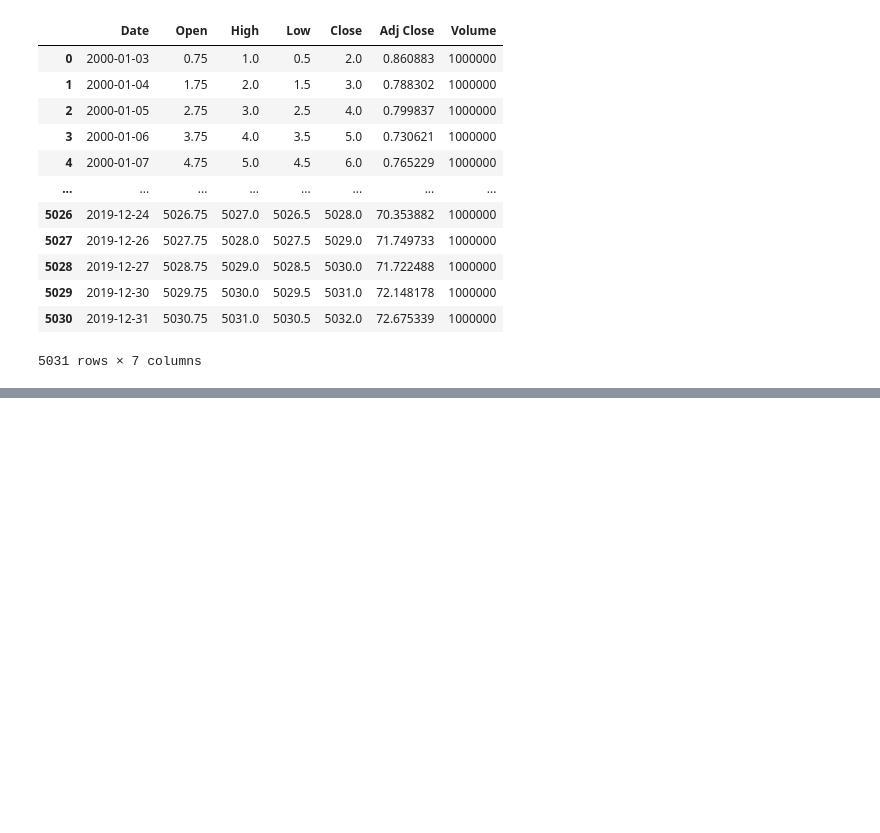
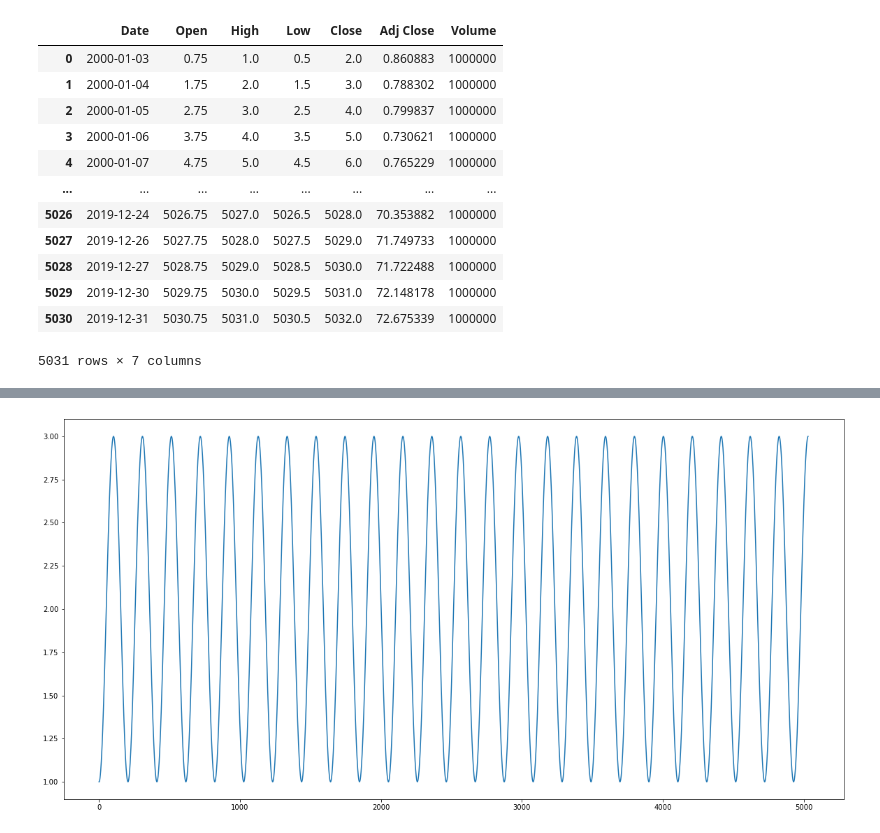
Before and after one commit to lucaswehmuth/rl-investing, a Jupyter notebook: data/3-ArtificialData.ipynb, the cells around one changed output, grey strips where cells are left out. Drawn from its saved outputs; the diff is of its cells as text; code cells hidden in the pictures; blank space fills up the shorter version.

```diff
--- a/data/3-ArtificialData.ipynb
+++ b/data/3-ArtificialData.ipynb
@@ -47,0 +105,20 @@ with open(filename, 'w', newline='') as file:
+# %%
+# 100 linearly spaced numbers
+# x = np.linspace(-np.pi*10,np.pi*10,5031)
+x = np.linspace(np.pi,np.pi*50,5031)
+# x = np.linspace(np.pi,(np.pi/2)*100,5031)
+# x = np.linspace(0,5031,5031)
+
+# the function, which is y = sin(x) here
+# y = np.abs(np.sin(x))
+y = np.cos(x)
+y = y + 2
+# y = np.sin(x)
+# %%
+x = np.arange(0, 5031)
+# %%
+plt.figure(figsize=(20,10))
+plt.plot(x,y)
+plt.show()
+# %% [output]
+[figure, added]
```
Also changed, not shown: parts of 13 cells of this notebook, 6 other files.
